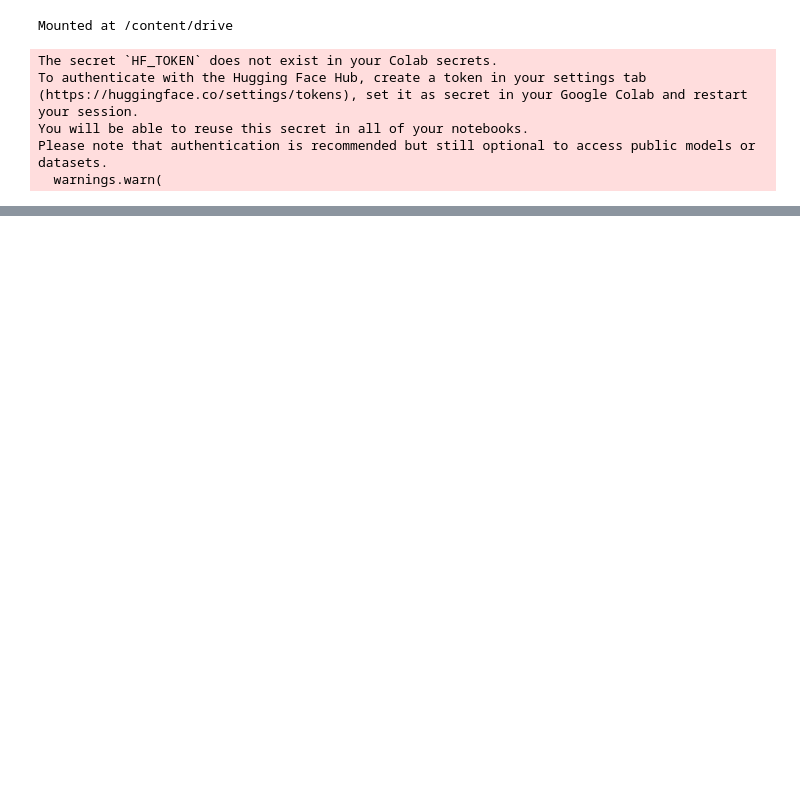
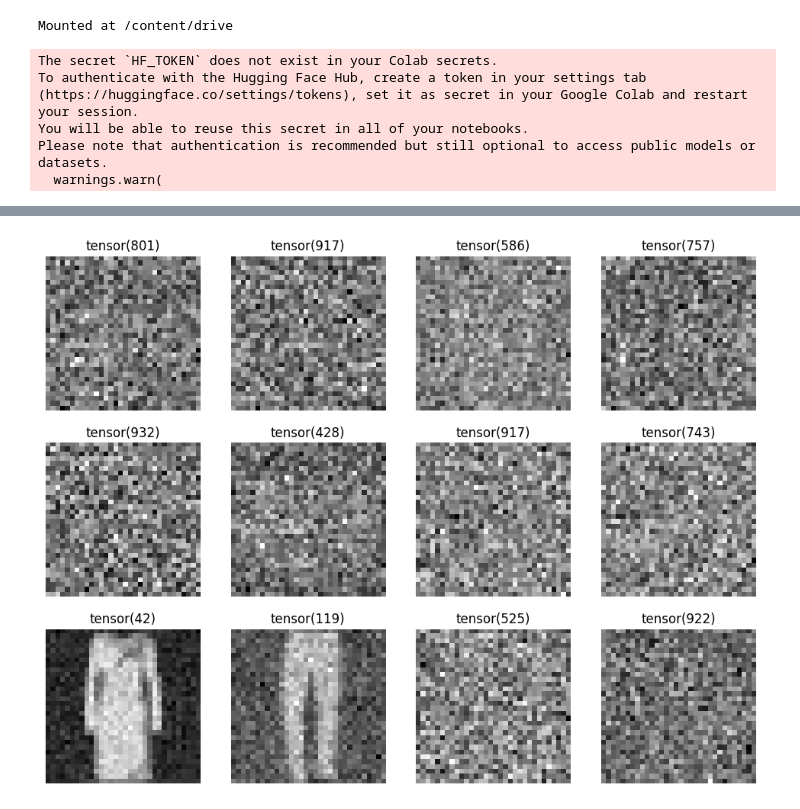
Before and after one commit to pranay8297/DDPM-DDIM-Karras, a Jupyter notebook: DDIM_LinearSchedule.ipynb, the cells around one changed output, grey strips where cells are left out. Cells and saved outputs as stored; diff of their text form; code cells hidden in the pictures; blank space fills up the shorter version.

```diff
--- a/DDIM_LinearSchedule.ipynb
+++ b/DDIM_LinearSchedule.ipynb
@@ -586,0 +610,5 @@ a[0], a[-1], b[0], b[-1]
+# %%
+(xt, ts), noise = noisify_img(cb, x)
+show_images(xt[:12], titles=list(ts[:12]))
+# %% [output]
+[figure, added]
```
Also changed, not shown: parts of 18 cells of this notebook.
